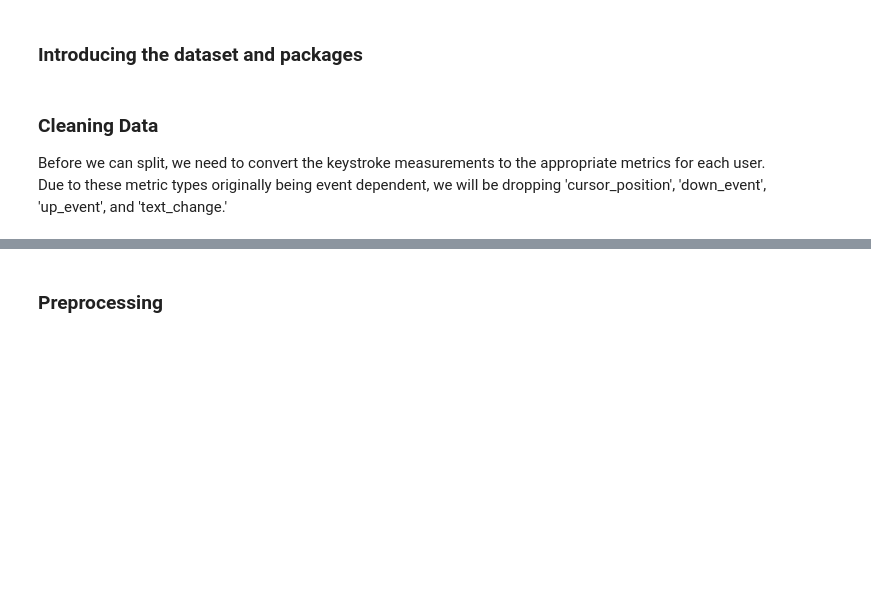
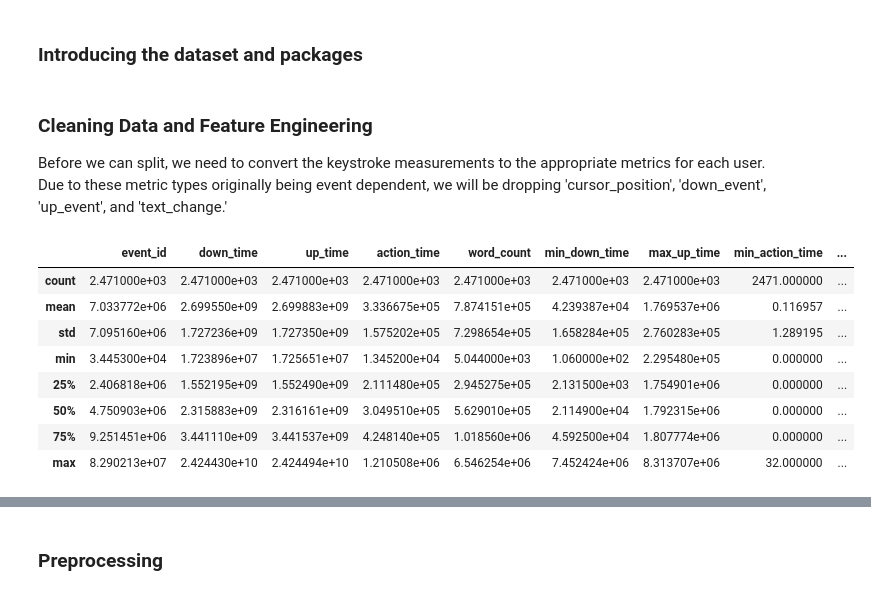
Before and after one commit to DryToaster/writing_competition, a Jupyter notebook: src/pipeline.ipynb, the cells around one changed output, grey strips where cells are left out. Drawn from its saved outputs; the diff is of its cells as text; code cells hidden in the pictures; blank space fills up the shorter version.

```diff
--- a/src/pipeline.ipynb
+++ b/src/pipeline.ipynb
@@ -23,5 +26,5 @@ train_df = pd.read_csv('../data/train_logs.csv')
 train_scores = pd.read_csv('../data/train_scores.csv')
 test_logs = pd.read_csv('../data/test_logs.csv')
 # %% [markdown]
-### Cleaning Data
+### Cleaning Data and Feature Engineering
 Before we can split, we need to convert the keystroke measurements to the appropriate metrics for each user. Due to these metric types originally being event dependent, we will be dropping 'cursor_position', 'down_event', 'up_event', and 'text_change.'
@@ -32,0 +31,30 @@ cleaned_prediction_test = test_logs.drop(columns=['cursor_position','down_event'
+# %%
+cleaned_data = train_df.drop(columns=['cursor_position','down_event', 'up_event','text_change']).groupby('id').sum()
+mins_data = train_df.drop(columns=['cursor_position','down_event', 'up_event','text_change']).groupby("id").min()
+maxes_data = train_df.drop(columns=['cursor_position','down_event', 'up_event','text_change']).groupby("id").max()
+cleaned_data['min_down_time'] = mins_data['down_time']
+cleaned_data['max_up_time'] = maxes_data['up_time']
+cleaned_data['min_action_time'] = mins_data['action_time']
+cleaned_data['max_action_time'] = maxes_data['action_time']
+cleaned_data = cleaned_data.merge(train_scores, on='id')
+
+cleaned_test = test_logs.drop(columns=['cursor_position','down_event', 'up_event','text_change']).groupby('id').sum()
+mins_test = test_logs.drop(columns=['cursor_position','down_event', 'up_event','text_change']).groupby("id").min()
+maxes_test = test_logs.drop(columns=['cursor_position','down_event', 'up_event','text_change']).groupby("id").max()
+cleaned_test['min_down_time'] = mins_test['down_time']
+cleaned_test['max_up_time'] = maxes_test['up_time']
+cleaned_test['min_action_time'] = mins_test['action_time']
+cleaned_test['max_action_time'] = maxes_test['action_time']
+cleaned_test = cleaned_test.merge(train_scores, on='id')
+
+cleaned_data.describe()
+# %% [output]
+|  | event_id | down_time | up_time | action_time | word_count | min_down_time | max_up_time | min_action_time | ... |
+| count | 2.471000e+03 | 2.471000e+03 | 2.471000e+03 | 2.471000e+03 | 2.471000e+03 | 2.471000e+03 | 2.471000e+03 | 2471.000000 | ... |
+| mean | 7.033772e+06 | 2.699550e+09 | 2.699883e+09 | 3.336675e+05 | 7.874151e+05 | 4.239387e+04 | 1.769537e+06 | 0.116957 | ... |
+| std | 7.095160e+06 | 1.727236e+09 | 1.727350e+09 | 1.575202e+05 | 7.298654e+05 | 1.658284e+05 | 2.760283e+05 | 1.289195 | ... |
+| min | 3.445300e+04 | 1.723896e+07 | 1.725651e+07 | 1.345200e+04 | 5.044000e+03 | 1.060000e+02 | 2.295480e+05 | 0.000000 | ... |
+| 25% | 2.406818e+06 | 1.552195e+09 | 1.552490e+09 | 2.111480e+05 | 2.945275e+05 | 2.131500e+03 | 1.754901e+06 | 0.000000 | ... |
+| 50% | 4.750903e+06 | 2.315883e+09 | 2.316161e+09 | 3.049510e+05 | 5.629010e+05 | 2.114900e+04 | 1.792315e+06 | 0.000000 | ... |
+| 75% | 9.251451e+06 | 3.441110e+09 | 3.441537e+09 | 4.248140e+05 | 1.018560e+06 | 4.592500e+04 | 1.807774e+06 | 0.000000 | ... |
+| max | 8.290213e+07 | 2.424430e+10 | 2.424494e+10 | 1.210508e+06 | 6.546254e+06 | 7.452424e+06 | 8.313707e+06 | 32.000000 | ... |
```
Also changed, not shown: parts of 15 cells of this notebook.
